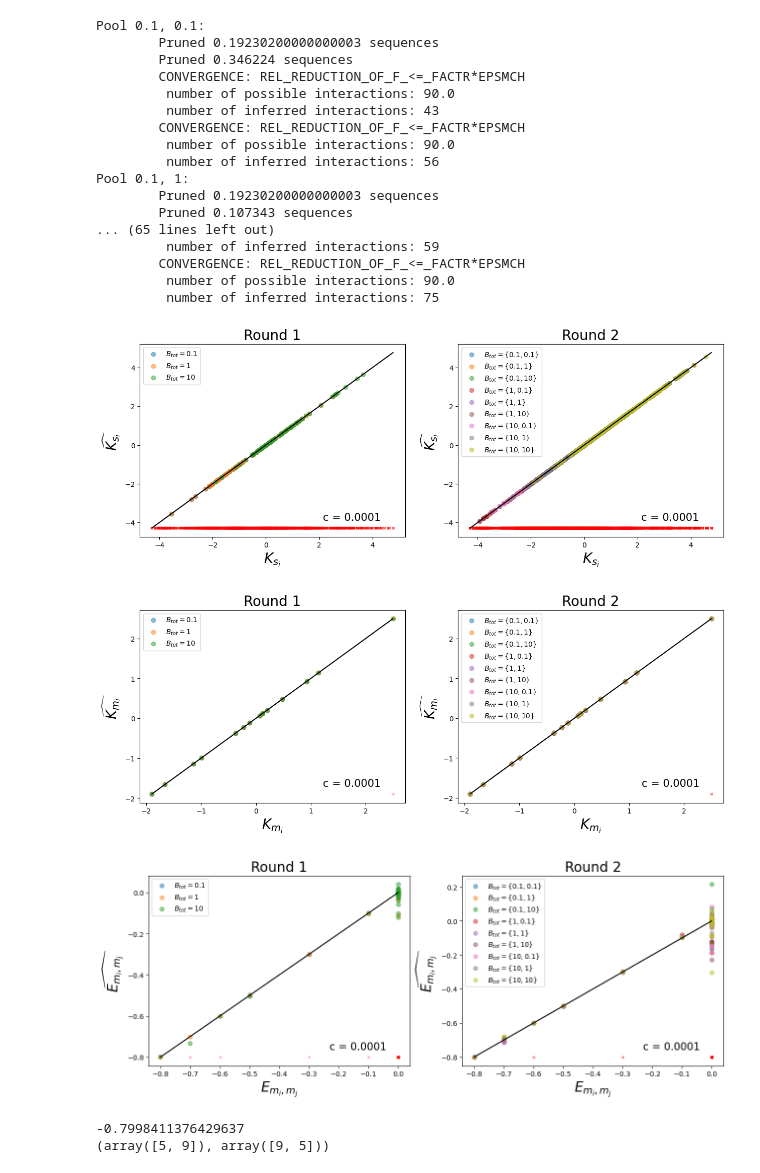
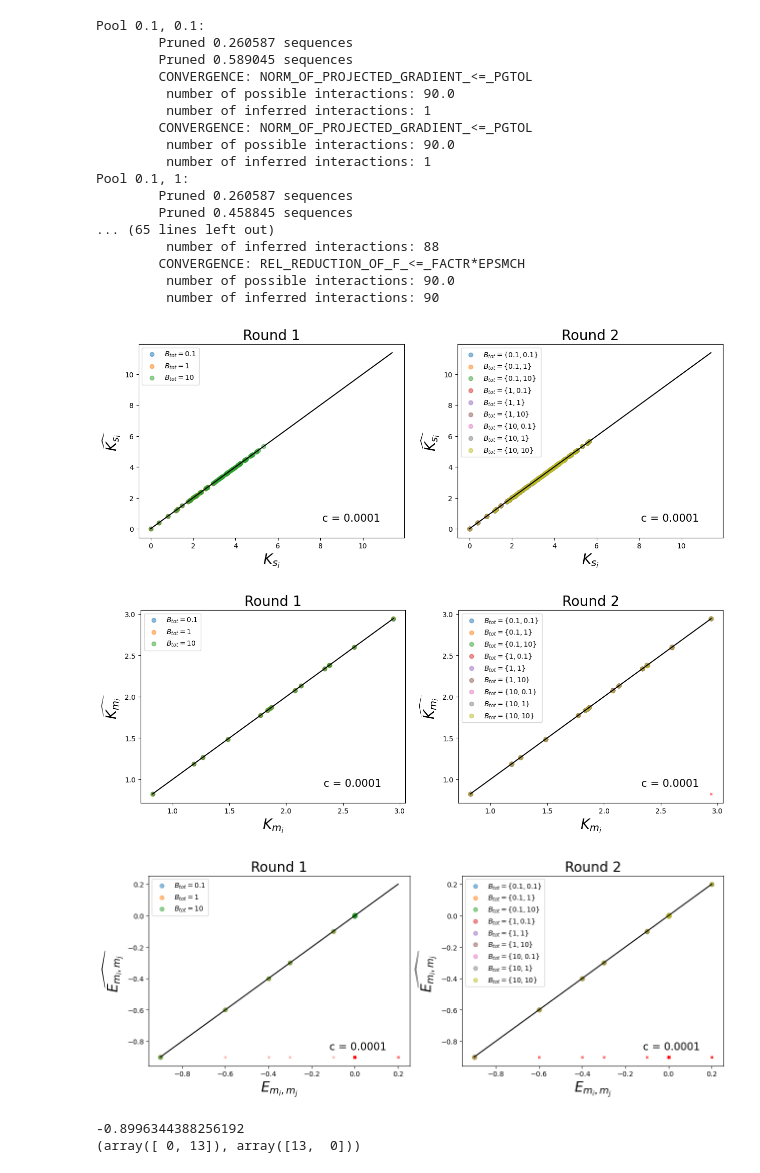
Before and after one commit to JoshuaGensel/dmMIME_correction, a Jupyter notebook: src/new_correction_test.ipynb, the cells around one changed output. Saved outputs shown, nothing was run; the diff lists cells and outputs as text; code cells hidden in the pictures.

Commit message:
discrete simulator with interactions

```diff
--- a/src/new_correction_test.ipynb
+++ b/src/new_correction_test.ipynb
@@ -4,30 +4,30 @@ import scipy as sp
 import new_correction as nc
 import matplotlib.pyplot as plt
 # %%
-path = '/datadisk/MIME/deterministic_epi05_test/'
+path = '/datadisk/MIME/deterministic_beta_epi05_test/'
 protein_concentrations = [0.1, 1, 10]
-number_sequences = 1
+number_sequences = 200000
 c = 0.0001
 # %%
 logK_sequences_r1, logK_mutations_r1, interactions_r1, logK_sequences_r2, logK_mutations_r2, interactions_r2, single_effects, interactions, round_1_sequence_effects, round_2_sequence_effects= nc.logK_inference(path, protein_concentrations, c)
 # %% [output]
 Pool 0.1, 0.1:
-        Pruned 0.19230200000000003 sequences
-        Pruned 0.346224 sequences
+        Pruned 0.260587 sequences
+        Pruned 0.589045 sequences
+        CONVERGENCE: NORM_OF_PROJECTED_GRADIENT_<=_PGTOL
+         number of possible interactions: 90.0
+         number of inferred interactions: 1
+        CONVERGENCE: NORM_OF_PROJECTED_GRADIENT_<=_PGTOL
+         number of possible interactions: 90.0
+         number of inferred interactions: 1
+Pool 0.1, 1:
+        Pruned 0.260587 sequences
+        Pruned 0.458845 sequences
+... (65 lines left out)
+         number of inferred interactions: 88
         CONVERGENCE: REL_REDUCTION_OF_F_<=_FACTR*EPSMCH
          number of possible interactions: 90.0
-         number of inferred interactions: 43
-        CONVERGENCE: REL_REDUCTION_OF_F_<=_FACTR*EPSMCH
-         number of possible interactions: 90.0
-         number of inferred interactions: 56
-Pool 0.1, 1:
-        Pruned 0.19230200000000003 sequences
-        Pruned 0.107343 sequences
-... (65 lines left out)
-         number of inferred interactions: 59
-        CONVERGENCE: REL_REDUCTION_OF_F_<=_FACTR*EPSMCH
-         number of possible interactions: 90.0
-         number of inferred interactions: 75
+         number of inferred interactions: 90
 # %%
 # set up 2 subplots
 fig, axes = plt.subplots(1, 2, figsize=(15, 5))
@@ -39,38 +39,38 @@ for i in range(0,len(protein_concentrations)**2, 3):
 axes[0].set_xlabel('$K_{s_i}$', fontsize=20)
 axes[0].set_ylabel('$\widehat{K_{s_i}}$', fontsize=20)
 # set title
 axes[0].set_title('Round 1', fontsize=20)
 # plot 1:1 line
 axes[0].plot([np.min(round_1_sequence_effects[0]), np.max(round_1_sequence_effects[0])], [np.min(round_1_sequence_effects[0]), np.max(round_1_sequence_effects[0])], color='black')
 # add ticks where logK_sequences_r1 = nan
-for i in range(0, len(protein_concentrations)**2, 3):
-    axes[0].scatter(round_1_sequence_effects[1][np.isnan(logK_sequences_r1[i])], np.min(round_1_sequence_effects[0])*np.ones(len(round_1_sequence_effects[1][np.isnan(logK_sequences_r1[i])])), color='red', marker='x', s=10, alpha=0.3)
+# for i in range(0, len(protein_concentrations)**2, 3):
+    # axes[0].scatter(round_1_sequence_effects[1][np.isnan(logK_sequences_r1[i])], np.min(round_1_sequence_effects[0])*np.ones(len(round_1_sequence_effects[1][np.isnan(logK_sequences_r1[i])])), color='red', marker='x', s=10, alpha=0.3)
 # add c text top left
 axes[0].text(0.8, 0.1, 'c = ' + str(c), horizontalalignment='center', verticalalignment='center', transform=axes[0].transAxes, fontsize=15)
 # add legend
 axes[0].legend(['$B_{tot} = 0.1$', '$B_{tot} = 1$', '$B_{tot} = 10$'], fontsize=10)
 
 # plot round_2 sequence effects vs logK_sequences_r2
 for i in range(len(protein_concentrations)**2):
     axes[1].scatter(round_2_sequence_effects[i], logK_sequences_r2[i], alpha=0.5)
 # set x and y labels
 axes[1].set_xlabel('$K_{s_i}$', fontsize=20)
 axes[1].set_ylabel('$\widehat{K_{s_i}}$', fontsize=20)
 # set title
 axes[1].set_title('Round 2', fontsize=20)
 # plot 1:1 line
 axes[1].plot([np.min(round_2_sequence_effects[0]), np.max(round_2_sequence_effects[0])], [np.min(round_2_sequence_effects[0]), np.max(round_2_sequence_effects[0])], color='black')
 # add ticks where logK_sequences_r2 = nan
-for i in range(len(protein_concentrations)**2):
-    axes[1].scatter(round_2_sequence_effects[1][np.isnan(logK_sequences_r2[i])], np.min(round_2_sequence_effects[0])*np.ones(len(round_2_sequence_effects[1][np.isnan(logK_sequences_r2[i])])), color='red', marker='x', s=10, alpha=0.3)
+# for i in range(len(protein_concentrations)**2):
+    # axes[1].scatter(round_2_sequence_effects[1][np.isnan(logK_sequences_r2[i])], np.min(round_2_sequence_effects[0])*np.ones(len(round_2_sequence_effects[1][np.isnan(logK_sequences_r2[i])])), color='red', marker='x', s=10, alpha=0.3)
 # add c text top left
 axes[1].text(0.8, 0.1, 'c = ' + str(c), horizontalalignment='center', verticalalignment='center', transform=axes[1].transAxes, fontsize=15)
 # add legend
 axes[1].legend(['$B_{tot} = \{0.1, 0.1\}$', '$B_{tot} = \{0.1, 1\}$', '$B_{tot} = \{0.1, 10\}$', '$B_{tot} = \{1, 0.1\}$', '$B_{tot} = \{1, 1\}$', '$B_{tot} = \{1, 10\}$', '$B_{tot} = \{10, 0.1\}$', '$B_{tot} = \{10, 1\}$', '$B_{tot} = \{10, 10\}$'], fontsize=10)
 
 plt.show()
 # %% [output]
-[figure, old version]
+[figure, new version]
 # %%
 # set up 2 subplots
 fig, axes = plt.subplots(1, 2, figsize=(15, 5))
@@ -113,7 +113,7 @@ axes[1].legend(['$B_{tot} = \{0.1, 0.1\}$', '$B_{tot} = \{0.1, 1\}$', '$B_{tot}
 
 plt.show()
 # %% [output]
-[figure, old version]
+[figure, new version]
 # %%
 #transform interaction matrices into flattened arrays of their upper triangular parts
 interaction_values = np.triu(interactions, 1).flatten()
@@ -163,7 +163,7 @@ for i in range(len(protein_concentrations)**2):
 
 plt.show()
 # %% [output]
-[figure, old version]
+[figure, new version]
 # %%
 # get minimum non-nan value of interaction_values_r2[3]
 min_val = np.nanmin(interactions_r2[3])
@@ -172,8 +172,8 @@ print(min_val)
 indices = np.where(interactions_r2[3] == min_val)
 print(indices)
 # %% [output]
--0.7998411376429637
-(array([5, 9]), array([9, 5]))
+-0.8996344388256192
+(array([ 0, 13]), array([13,  0]))
 # %%
 # load effects
 round_1_single_mut_effects = []
```
Also changed, not shown: parts of 1 cell of this notebook, 1 other file.
